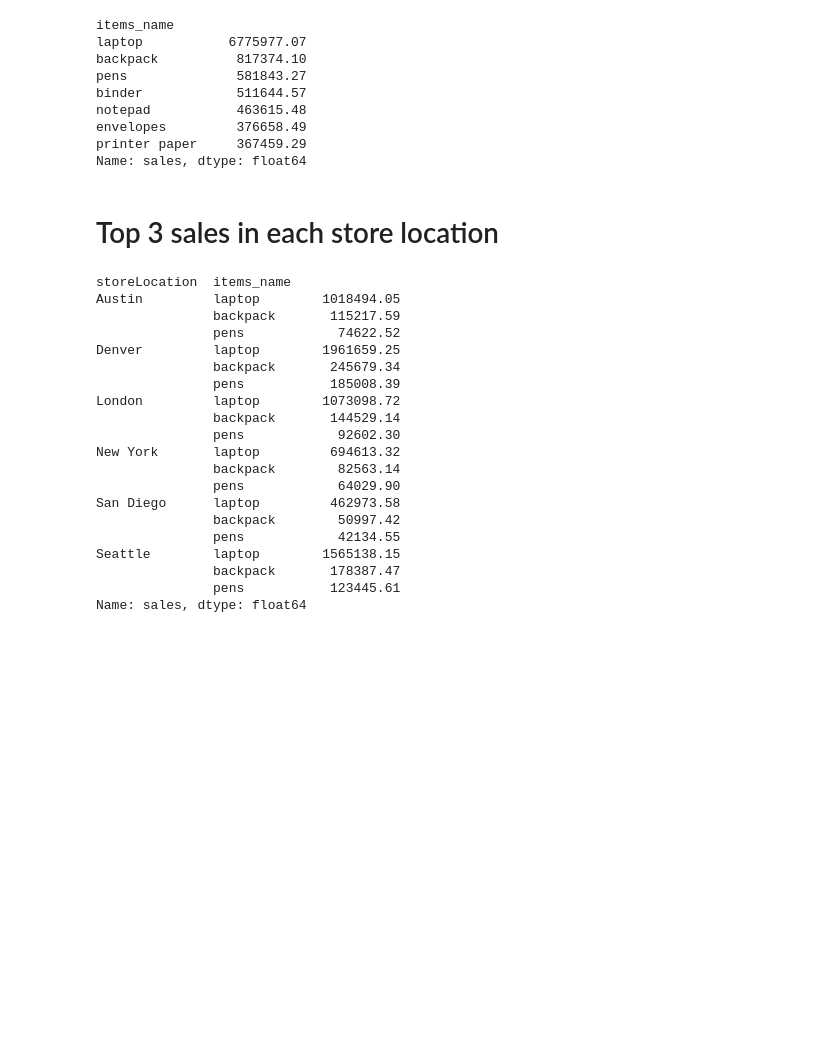
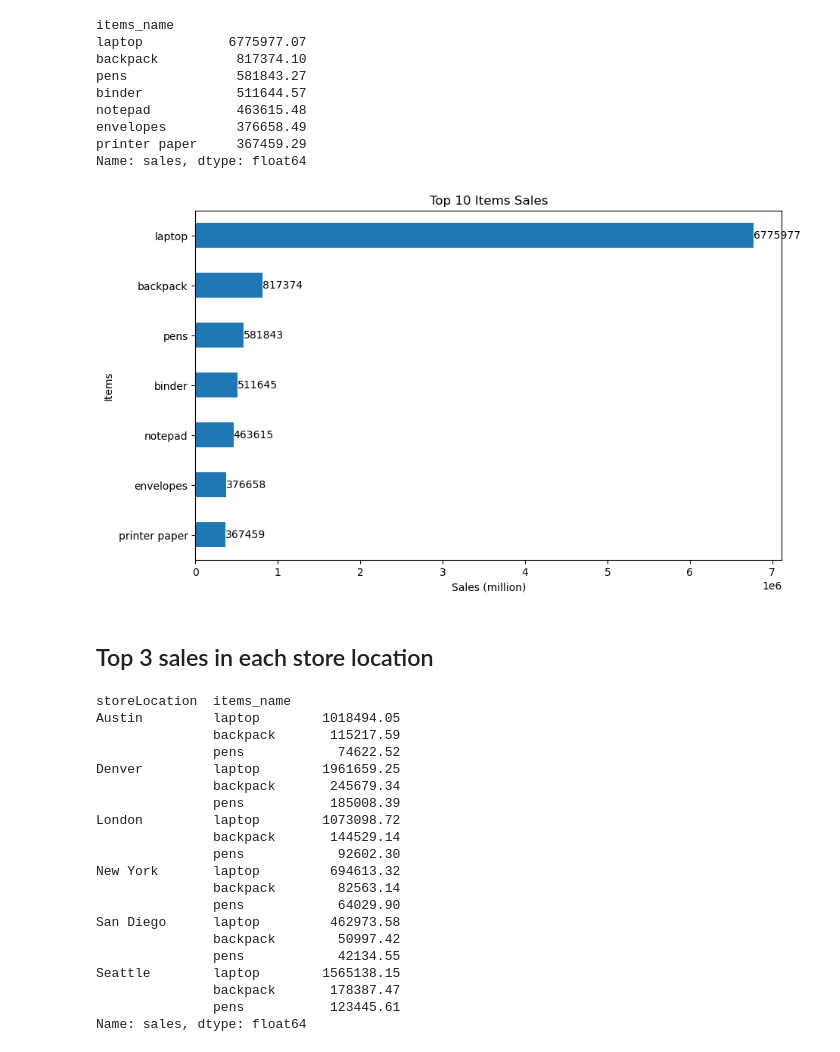
Before and after one commit to tarlrsk/data-analytics-termproject3, a Jupyter notebook: project3.ipynb, the cells around one changed output. Cells and saved outputs as stored; diff of their text form; code cells hidden in the pictures; blank space fills up the shorter version.

```diff
--- a/project3.ipynb
+++ b/project3.ipynb
@@ -88,6 +107,17 @@ notepad           463615.48
 envelopes         376658.49
 printer paper     367459.29
 Name: sales, dtype: float64
+# %%
+topItemSales = df.groupby("items_name").sales.agg("sum").sort_values()
+topItemSalesChart = topItemSales.plot(kind='barh',
+                                      title='Top 10 Items Sales',
+                                      ylabel='Items',
+                                      xlabel='Sales (million)',
+                                      figsize=(10, 6),)
+for i, v in enumerate(topItemSales):
+    topItemSalesChart.text(v, i, f'{v:.0f}', color='black', va='center')
+# %% [output]
+[figure, added]
 # %% [markdown]
-# Top 3 sales in each store location
+## Top 3 sales in each store location
 # %%
```
Also changed, not shown: parts of 20 cells of this notebook.
